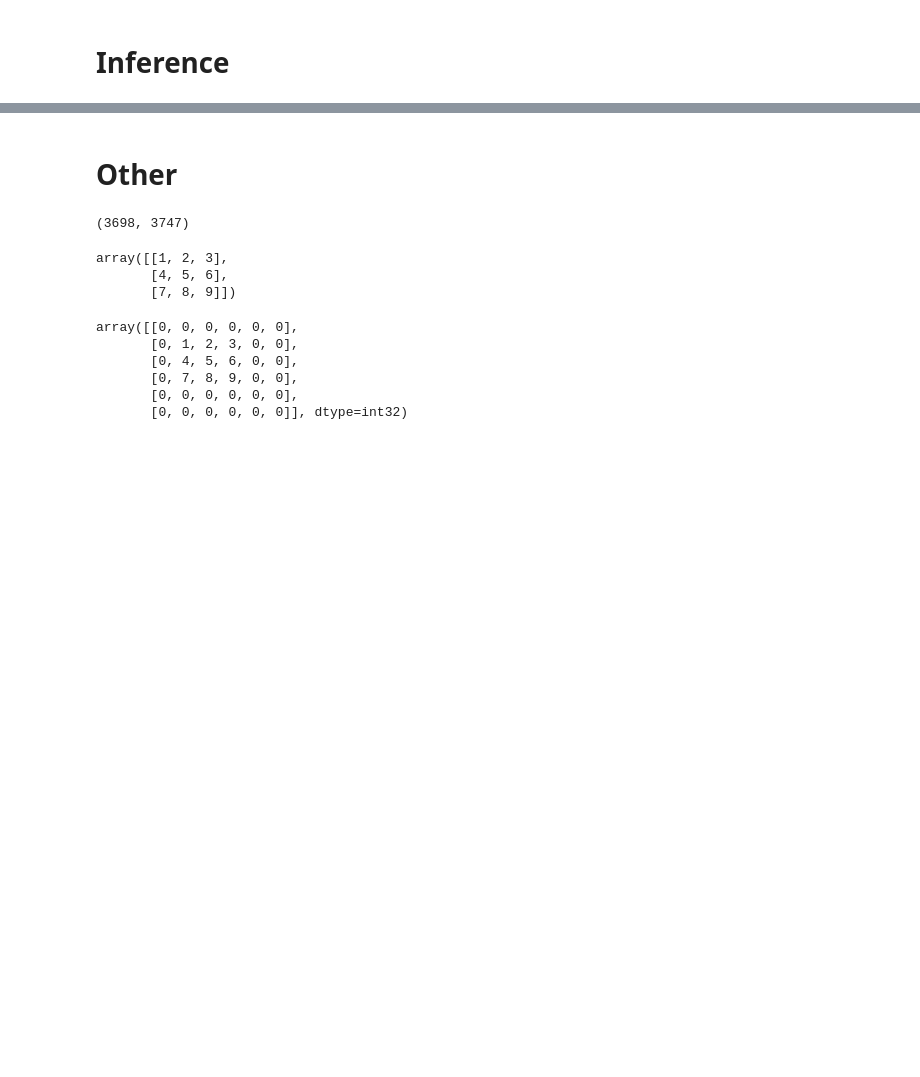
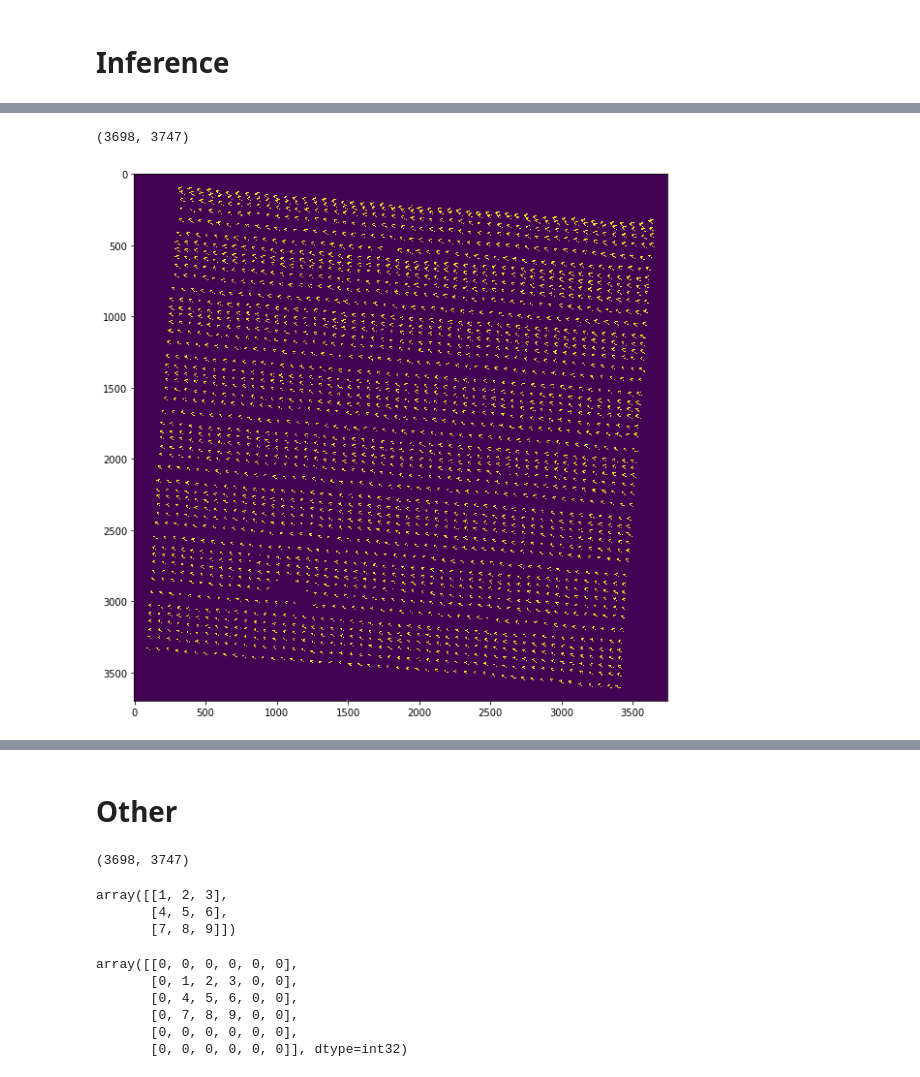
Before and after one commit to intsco/am-segmentation, a Jupyter notebook: unet.ipynb, the cells around one changed output, grey strips where cells are left out. Cells and saved outputs as stored; diff of their text form; code cells hidden in the pictures; blank space fills up the shorter version.

```diff
--- a/unet.ipynb
+++ b/unet.ipynb
@@ -467,0 +469,2 @@ model = UNet11()
+# %%
+segm_model = SegmentationModel('unet.pth')
@@ -467,0 +473,2 @@ model = UNet11()
+# %%
+pred_mask = segm_model.predict_mask('data/raw/n1_SELECTED')
@@ -468 +478,9 @@ model = UNet11()
+# %%
+pred_mask.shape
+# %% [output]
+(3698, 3747)
+# %%
+plot_image(pred_mask)
+# %% [output]
+[figure, added]
 # %%
```
Also changed, not shown: parts of 18 cells of this notebook, 6 other files.
